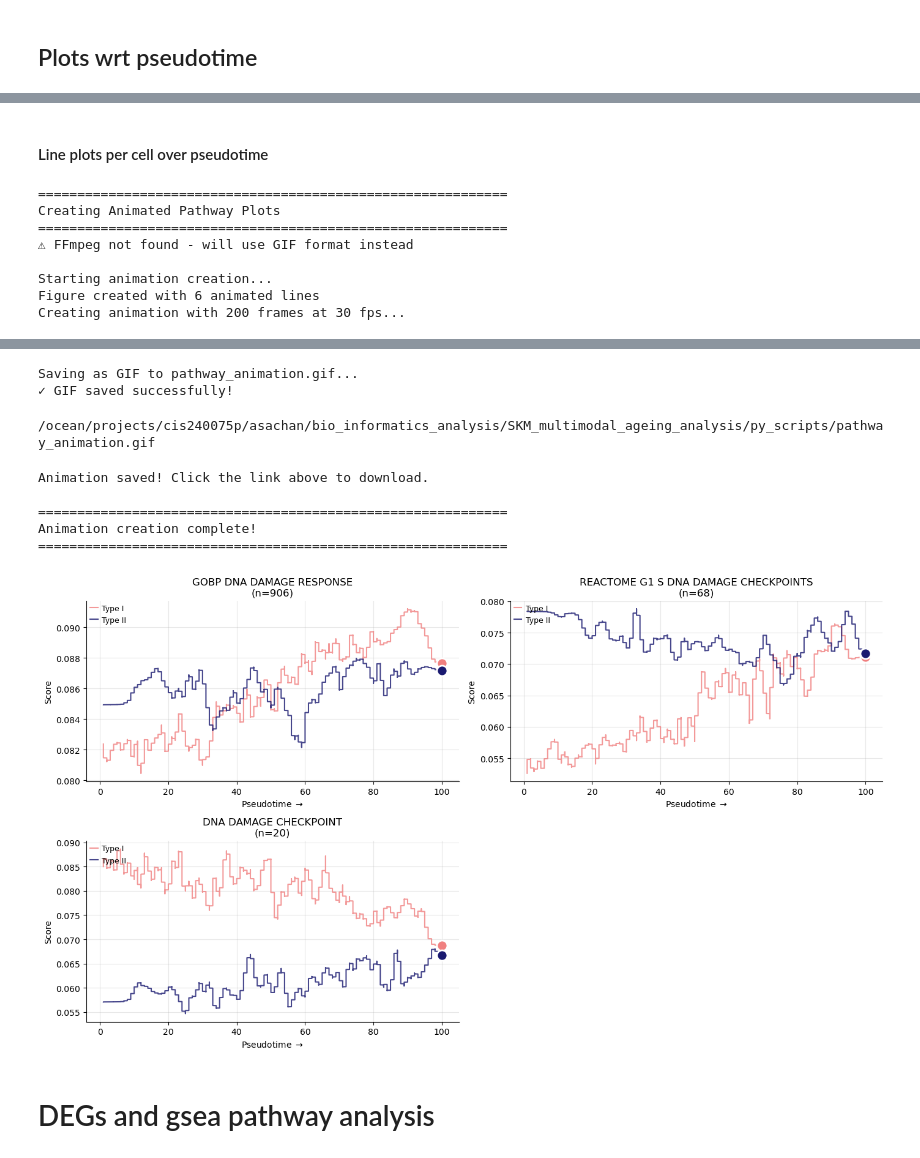
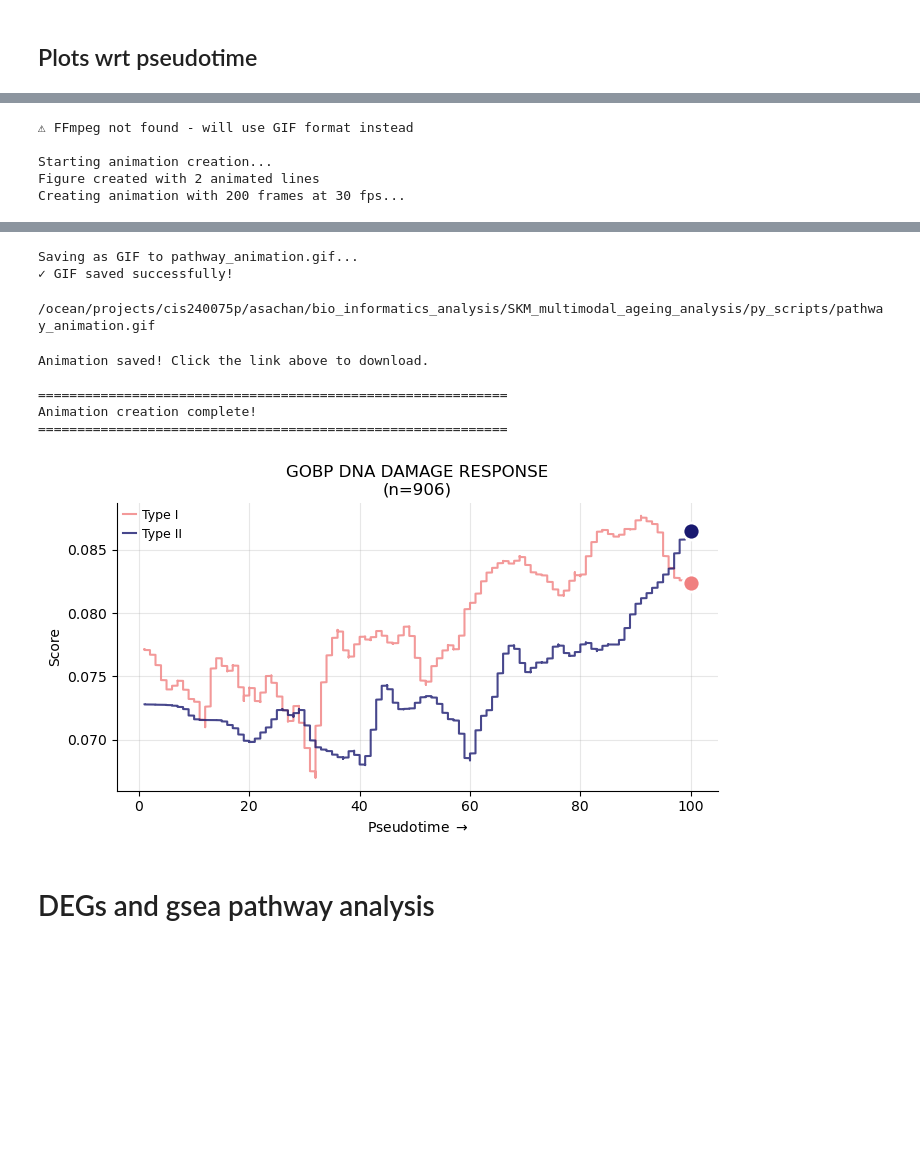
Before and after one commit to sachha-naksha/SKM_multimodal_analysis, a Jupyter notebook: py_scripts/gsea_analysis.ipynb, the cells around one changed output, grey strips where cells are left out. Cells and saved outputs as stored; diff of their text form; code cells hidden in the pictures; blank space fills up the shorter version.

Commit message:
added animation and box-violin plot functions in helper script

```diff
--- a/py_scripts/gsea_analysis.ipynb
+++ b/py_scripts/gsea_analysis.ipynb
@@ -516,31 +251,0 @@ obs_df_valid_pt = obs_df.dropna(subset=['Pseudotime'])
-# %%
-if obs_df_valid_pt.empty:
-    print("No cells with valid pseudotime values. Cannot calculate mean pseudotime.")
-else:
-    # Group by sample AND Annotation if you want means specific to that combination
-    # Or just by sample if pseudotime should be an overall sample average
-    sample_pseudotime_summary = obs_df_valid_pt.groupby(['sample', 'Annotation']).agg( # or just ['sample']
-        mean_pseudotime=('Pseudotime', 'mean'),
-        age=('age', 'first') # Keep original age
-    ).reset_index()
-
-    # Now merge the mean_pseudotime into this pathway score DataFrame
-    df_for_plot = pd.merge(
-        sample_scores_avg, # Your DataFrame with averaged pathway scores
-        sample_pseudotime_summary[['sample', 'Annotation', 'mean_pseudotime']], # Only need these columns for merging
-        on=['sample', 'Annotation'], # Merge keys
-        how='left' # Use 'left' to keep all pathway score rows
-    )
-
-    if 'mean_pseudotime' not in df_for_plot.columns or df_for_plot['mean_pseudotime'].isnull().all():
-        print("Merging failed or no mean_pseudotime values available. Check your dataframes.")
-    else:
-        # --- Call the plotting function ---
-        plot_multi_score_lines_by_pseudotime(
-            df_with_scores_and_pseudotime=df_for_plot,
-            score_cols=metabolic_pathways, # Your list of pathway score columns
-            pseudotime_col='mean_pseudotime',
-            sample_col='sample',
-            age_col_for_labeling='age', # Will show sample name and original age
-            annotation='Type I' # Or your desired annotation, or None
-        )
@@ -549,2 +251,0 @@ else:
-# %% [markdown]
-#### Line plots per cell over pseudotime
@@ -764,10 +465,6 @@ def create_animated_pathway_plot(
             return HTML(anim.to_jshtml()), fig
 # %%
 # ====== USAGE ======
-print("=" * 60)
-print("Creating Animated Pathway Plots")
-print("=" * 60)
-
 plot_colors = {'Type I': '#F08080', 'Type II': '#191970'}
 legend_labels = {'Type I': 'Type I', 'Type II': 'Type II'}
 
@@ -784,6 +481,10 @@ except:
 
 print()
 
+
+# Your list of score columns
+score_cols_to_plot = ['GOBP_DNA_DAMAGE_RESPONSE']
+
 # Create animation
 anim_result = create_animated_pathway_plot(
     df_cell_level=cell_level_scores_df,
@@ -796,7 +497,7 @@ anim_result = create_animated_pathway_plot(
     groups_to_plot=['Type I', 'Type II'],
     colors_dict=plot_colors,
     legend_labels_map=legend_labels,
-    n_subplot_cols=2,
+    n_subplot_cols=1,
     figsize_per_subplot=(7, 4),
     nframes=200,  # More frames = smoother
     fps=30,
@@ -809,11 +510,8 @@ print("\n" + "=" * 60)
 print("Animation creation complete!")
 print("=" * 60)
 # %% [output]
-============================================================
-Creating Animated Pathway Plots
-============================================================
 ⚠ FFmpeg not found - will use GIF format instead
 
 Starting animation creation...
-Figure created with 6 animated lines
+Figure created with 2 animated lines
 Creating animation with 200 frames at 30 fps...
@@ -821,12 +519,12 @@ Creating animation with 200 frames at 30 fps...
 Saving as GIF to pathway_animation.gif...
 ✓ GIF saved successfully!
 /ocean/projects/cis240075p/asachan/bio_informatics_analysis/SKM_multimodal_ageing_analysis/py_scripts/pathway_animation.gif
 Animation saved! Click the link above to download.
 
 ============================================================
 Animation creation complete!
 ============================================================
-[figure, old version]
+[figure, new version]
 # %%
 # # Colors for 'Type I' and 'Type II'
 # plot_colors = {'Type I': '#F08080', 'Type II': '#191970'}
```
Also changed, not shown: parts of 17 cells of this notebook, 1 other file.
